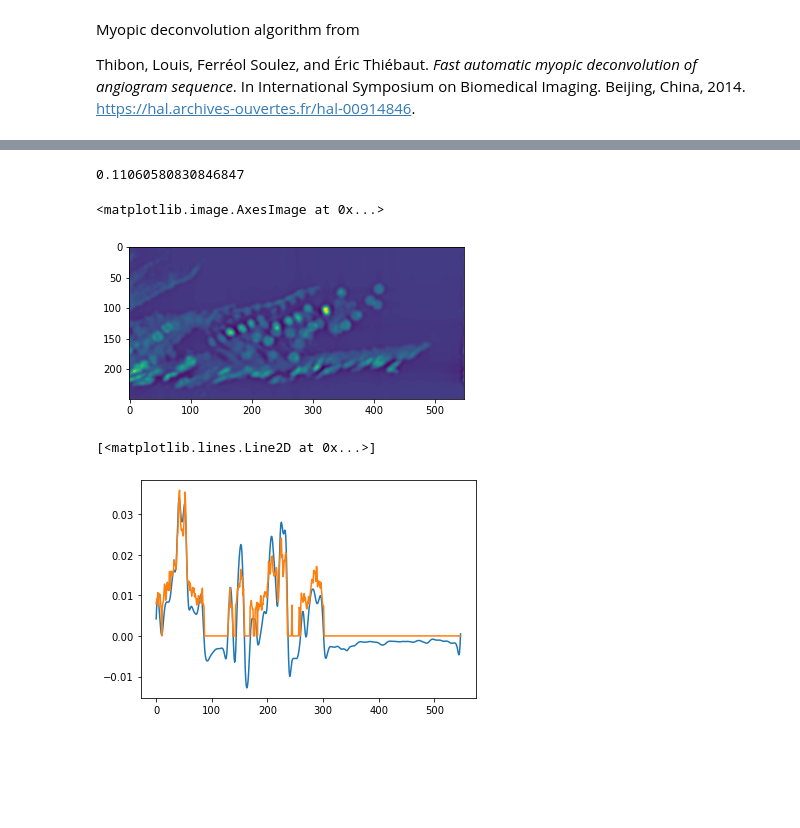
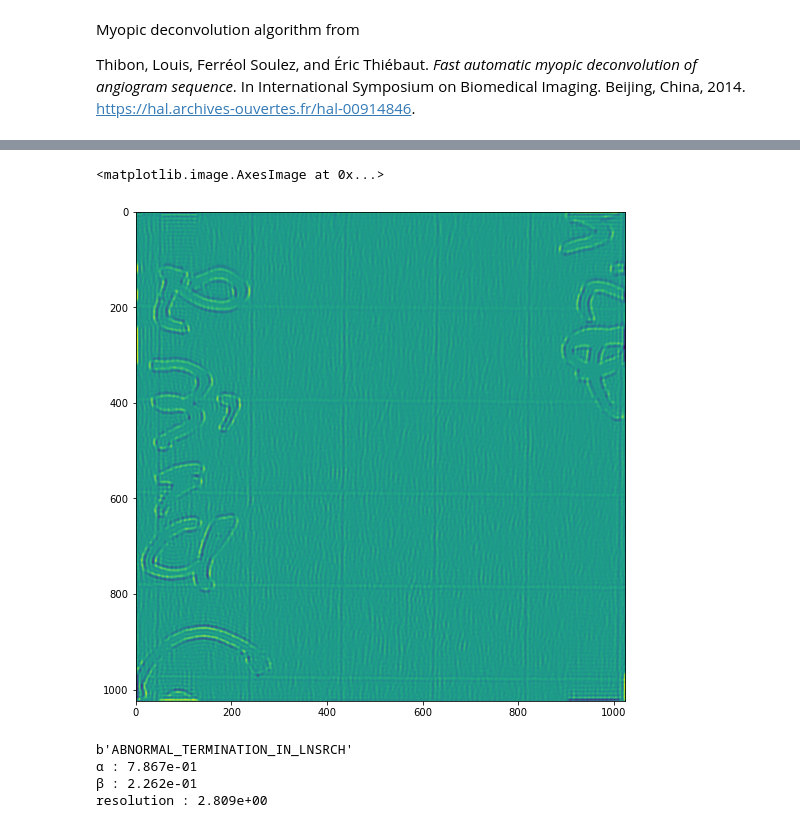
Before and after one commit to centuri-engineering/auto_metro, a Jupyter notebook: notebooks/MyopicDeconvolution.ipynb, the cells around one changed output, grey strips where cells are left out. Saved outputs shown, nothing was run; the diff lists cells and outputs as text; code cells hidden in the pictures; blank space fills up the shorter version.

```diff
--- a/notebooks/MyopicDeconvolution.ipynb
+++ b/notebooks/MyopicDeconvolution.ipynb
@@ -16,5 +18,5 @@ from scipy.optimize import minimize
 # %%
-image = img_as_float(imread("../samples/corti00.tif"))
+image = img_as_float(imread("../../samples/pencil.tif"))
 nx, ny = image.shape
 # %%
 plt.imshow(image)
@@ -54,0 +32,13 @@ b'CONVERGENCE: REL_REDUCTION_OF_F_<=_FACTR*EPSMCH'
+# %%
+modes = [(2, -2), (2, 2), (4, 0)]
+params, costs = deconvolution(image, modes=modes, resolution=2, alpha=1, method="L-BFGS-B")
+
+
+print(f'α : {params["α"]:.3e}')
+print(f'β : {params["β"]:.3e}')
+print(f'resolution : {params["resolution"]:.3e}')
+pupil = params["resolution"] / np.pi
+for mode in modes:
+    print(f"{MODE_NAMES[mode]}: {params[mode]: .3e}")
+
+plt.plot(costs)
@@ -73,0 +68,13 @@ psf = np.abs(_ifft(tf))
+# %%
+
+
+amps = [params[mode] for mode in modes]
+nx, ny = image.shape
+xx, yy = np.meshgrid(np.linspace(-1, 1, ny), np.linspace(-1, 1, nx))
+rho = (xx ** 2 + yy ** 2) ** 0.5
+phi = np.arctan2(yy, xx)
+
+tf = zernike_tf(rho, phi, pupil, amps, modes)
+
+fig, ax_z = plt.subplots()
+_ = ax_z.imshow(tf)
@@ -74 +91,5 @@ psf = np.abs(_ifft(tf))
+# %%
+tf_astigmatic = zernike_tf(rho, phi, 4, [0.1, 1.2, 0, 0], modes)
+
+image_astigm = np.real(_ifft(_fft(image) * tf_astigmatic))
 # %%
@@ -83,16 +100,30 @@ deconved = wiener(image, psf, 1)
-# %%
-deconved.ptp()
-# %% [output]
-0.11060580830846847
 # %%
-plt.imshow(deconved)
+plt.imshow(image_astigm)
 # %% [output]
 <matplotlib.image.AxesImage at 0x...>
-[figure, old version]
+[figure, new version]
-# %%
-fig, ax = plt.subplots()
-ax.plot(deconved[150, :])
-ax.plot(image[150, :])
-# %% [output]
-[<matplotlib.lines.Line2D at 0x...>]
-[figure, removed]
+# %%
+modes = [(2, -2), (2, 2), (4, 0)]
+
+
+params, costs = deconvolution(
+    image_astigm,
+    modes=modes,
+    resolution=4,
+    method="L-BFGS-B",
+    alpha=1.0,
+    options={"ftol": 1e-8, 'gtol': 1e-8}
+)
+
+
+print(f'α : {params["α"]:.3e}')
+print(f'β : {params["β"]:.3e}')
+print(f'resolution : {params["resolution"]:.3e}')
+pupil = params["resolution"] / np.pi
+#for mode in modes:
+#    print(f"{MODE_NAMES[mode]}: {params[mode]: .3e}")
+# %% [output]
+b'ABNORMAL_TERMINATION_IN_LNSRCH'
+α : 7.867e-01
+β : 2.262e-01
+resolution : 2.809e+00
```
Also changed, not shown: parts of 21 cells of this notebook, 4 other files.
